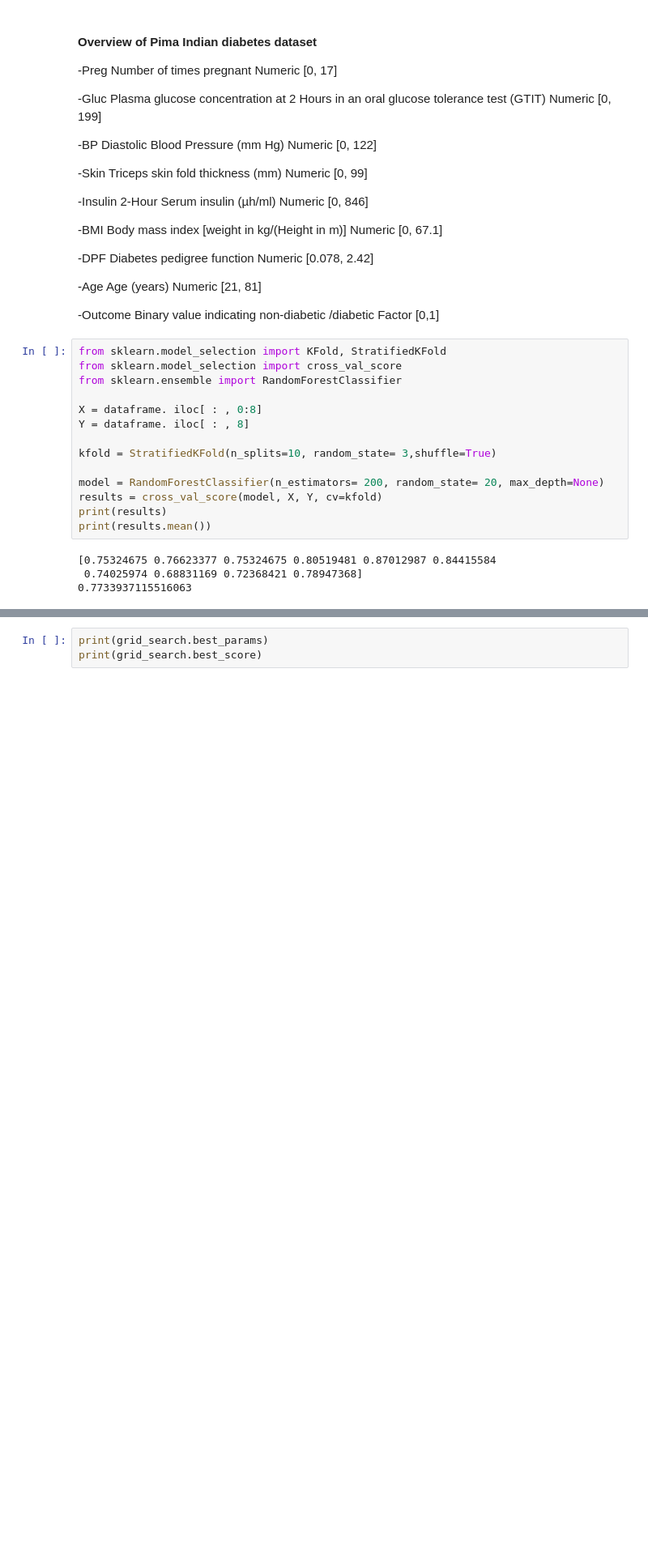
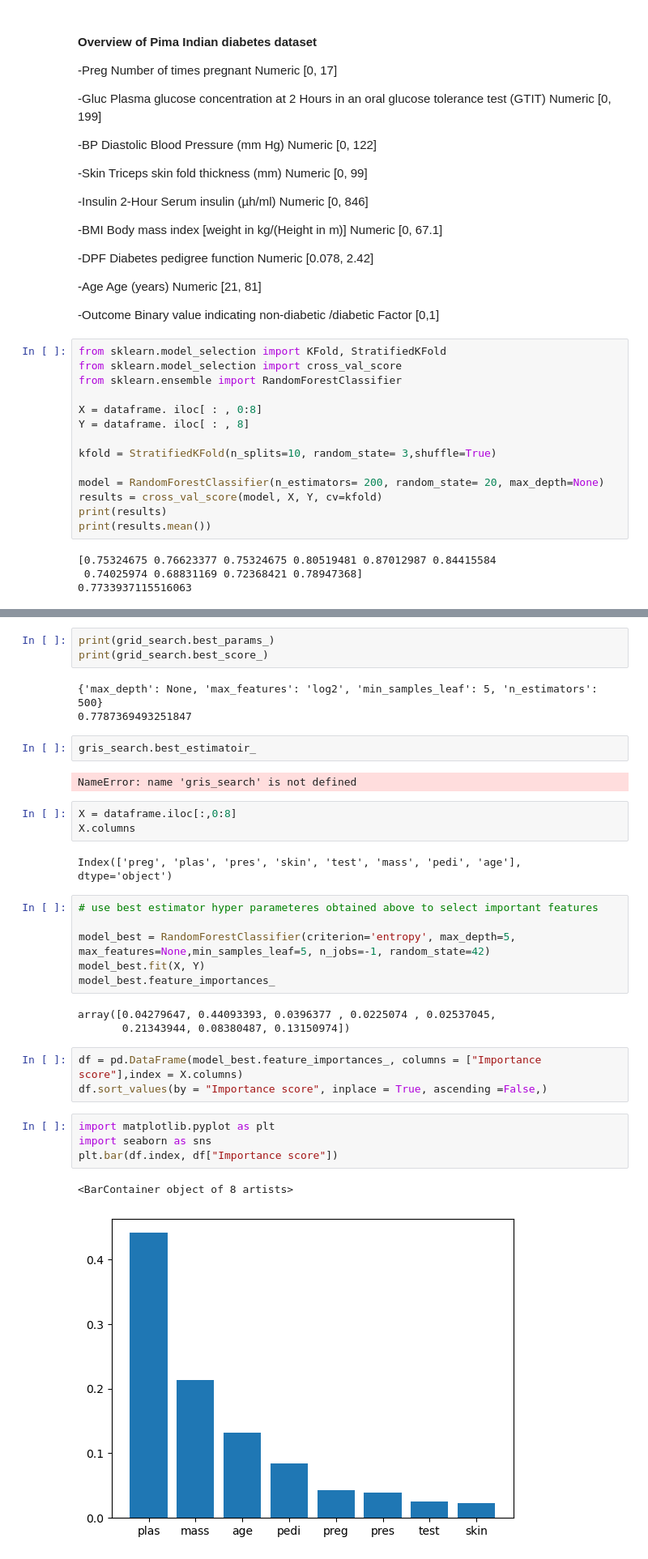
Before and after one commit to dheeraaaa/ML, a Jupyter notebook: Random Forest Classifier.ipynb, the cells around one changed output, grey strips where cells are left out. Shown at 81% size. Cells and saved outputs as stored; diff of their text form; blank space fills up the shorter version.

```diff
--- a/Random Forest Classifier.ipynb
+++ b/Random Forest Classifier.ipynb
@@ -88,3 +111,34 @@ Fitting 5 folds for each of 144 candidates, totalling 720 fits
 # %%
-print(grid_search.best_params)
-print(grid_search.best_score)
+print(grid_search.best_params_)
+print(grid_search.best_score_)
+# %% [output]
+{'max_depth': None, 'max_features': 'log2', 'min_samples_leaf': 5, 'n_estimators': 500}
+0.7787369493251847
+# %%
+gris_search.best_estimatoir_
+# %% [output]
+NameError: name 'gris_search' is not defined
+# %%
+X = dataframe.iloc[:,0:8]
+X.columns
+# %% [output]
+Index(['preg', 'plas', 'pres', 'skin', 'test', 'mass', 'pedi', 'age'], dtype='object')
+# %%
+# use best estimator hyper parameteres obtained above to select important features
+
+model_best = RandomForestClassifier(criterion='entropy', max_depth=5, max_features=None,min_samples_leaf=5, n_jobs=-1, random_state=42)
+model_best.fit(X, Y)
+model_best.feature_importances_
+# %% [output]
+array([0.04279647, 0.44093393, 0.0396377 , 0.0225074 , 0.02537045,
+       0.21343944, 0.08380487, 0.13150974])
+# %%
+df = pd.DataFrame(model_best.feature_importances_, columns = ["Importance score"],index = X.columns)
+df.sort_values(by = "Importance score", inplace = True, ascending =False,)
+# %%
+import matplotlib.pyplot as plt
+import seaborn as sns
+plt.bar(df.index, df["Importance score"])
+# %% [output]
+<BarContainer object of 8 artists>
+[figure, added]
```
Also changed, not shown: parts of 1 cell of this notebook.
